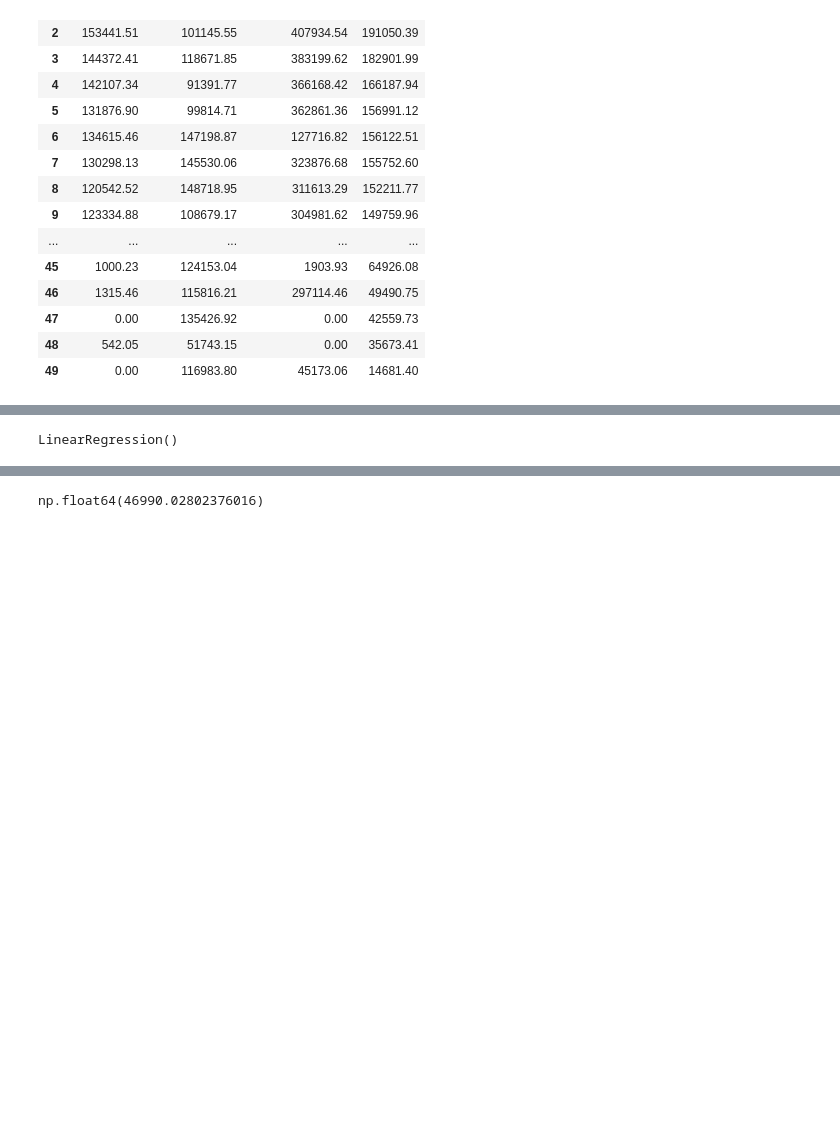
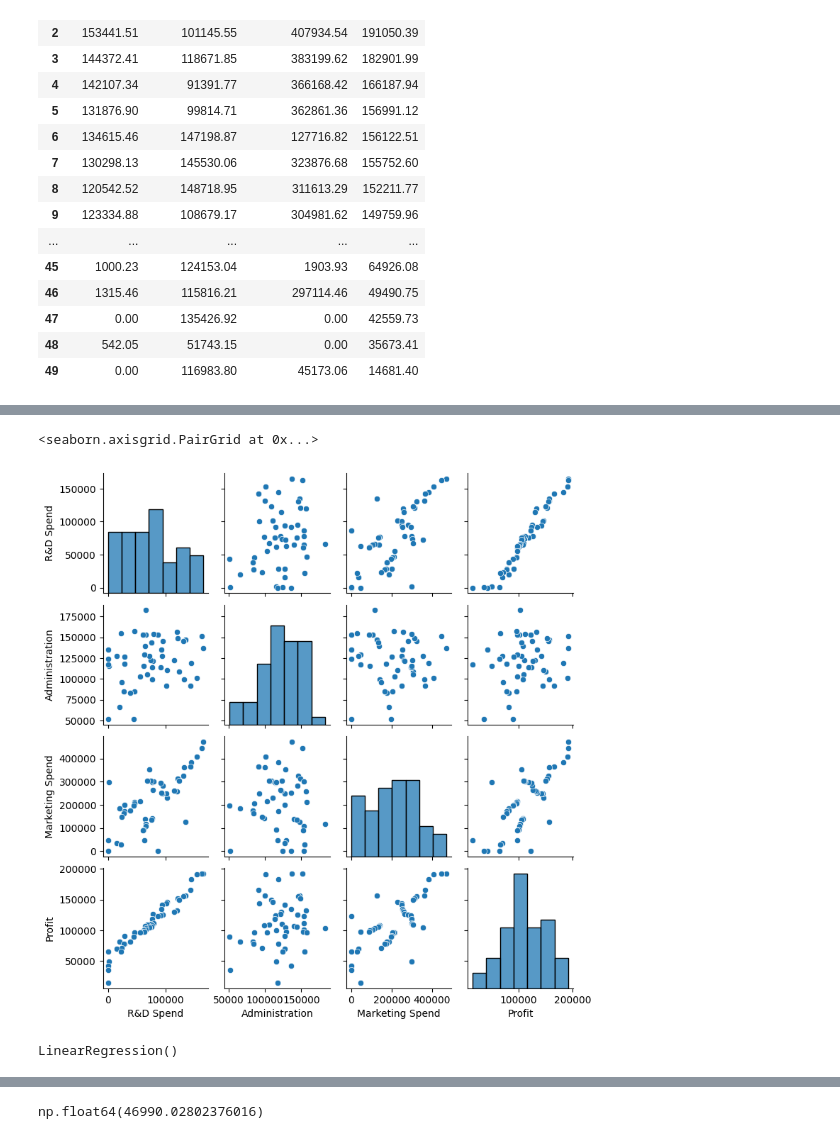
Before and after one commit to Frenz86/IFTS25, a Jupyter notebook: Less08/03Error_regression_savemodel.ipynb, the cells around one changed output, grey strips where cells are left out. Cells and saved outputs as stored; diff of their text form; code cells hidden in the pictures; blank space fills up the shorter version.

```diff
--- a/Less08/03Error_regression_savemodel.ipynb
+++ b/Less08/03Error_regression_savemodel.ipynb
@@ -247 +285,6 @@ df
+# %%
+sns.pairplot(df,height=2)
+# %% [output]
+<seaborn.axisgrid.PairGrid at 0x...>
+[figure, added]
 # %%
@@ -257,12 +301,13 @@ X_train, X_test, y_train, y_test = train_test_split(X, y,
                                                     )
 # %%
-## 3 - Creare ed allenare il modello (fit) sulla parte di training
+#step3
 from sklearn.linear_model import LinearRegression
 
 model = LinearRegression()
-model.fit(X_train, y_train)
-# %% [output]
-LinearRegression()
+# %%
+model.fit(X_train,y_train)
+# %% [output]
+LinearRegression()
 # %%
 model.coef_
 # %% [output]
```
Also changed, not shown: parts of 16 cells of this notebook.
